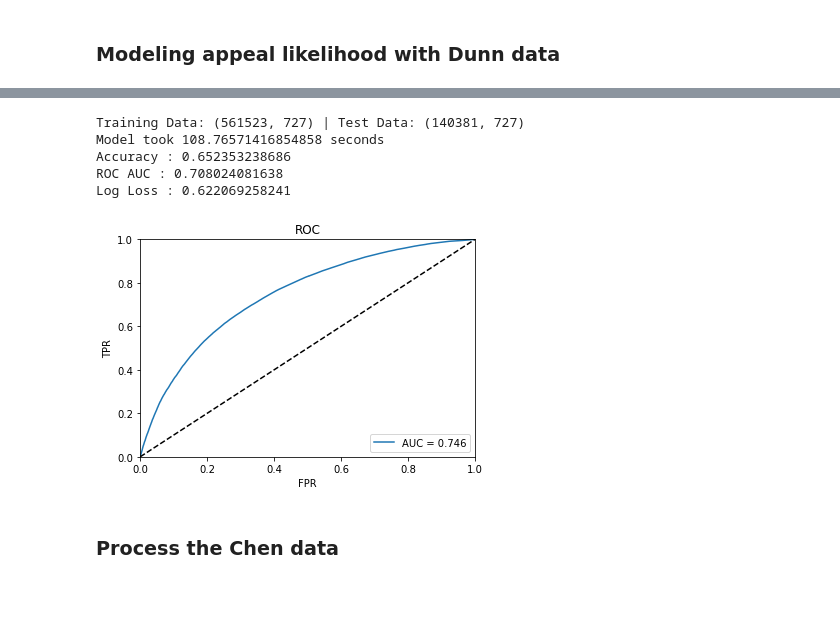
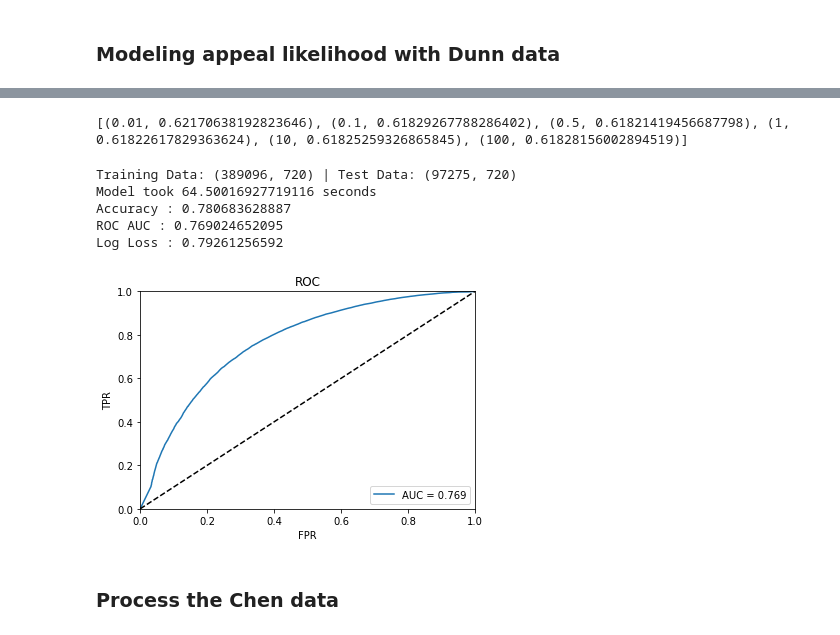
Before and after one commit to colinandrus/ml_course_project, a Jupyter notebook: notebooks/predict_appeal.ipynb, the cells around one changed output, grey strips where cells are left out. Drawn from its saved outputs; the diff is of its cells as text; code cells hidden in the pictures; blank space fills up the shorter version.

Commit message:
Adding more appeal predict filters

```diff
--- a/notebooks/predict_appeal.ipynb
+++ b/notebooks/predict_appeal.ipynb
@@ -167,3 +184,7 @@ dunn_with_appeals[['has_appealed', 'application_dec_string', 'strAppealTypeDesc'
 |  | Circuit Court Remand | 12 |
 |  | Interlocutory Appeal | 3 |
 |  | MTR BIA | 53 |
+# %%
+dunn_with_appeals.drop(dunn_with_appeals[dunn_with_appeals.application_dec_string != 'DENY'].index, inplace=True)
+print(dunn_with_appeals.info())
+dunn_with_appeals.head(5)
@@ -260,0 +318,24 @@ Log Loss : 0.618226178294
+# %%
+# Logistic Regression with nationality, judge, state, and year
+# Searching over the regularization param
+CAT_FEATURES = ['nat', 'ij_code', 'base_city_state', 'adj_year']
+NUM_FEATURES = ['affirmative']
+IMPUTE_METHODS = {'nat': 'none', 'ij_code': 'none', 'base_city_state': 'none',
+                  'adj_year': 'none', 'affirmative': 'mean'}
+
+MODELS = [(LogisticRegression(C=.05)), (LogisticRegression(C=.1)), (LogisticRegression(C=.2)),
+          (LogisticRegression(C=.5)), (LogisticRegression(C=.75)), (LogisticRegression(C=1))]
+
+log_losses = []
+for MODEL in MODELS:
+    start_time = time.time()
+    print(MODEL.C)
+    X_train, X_test, y_train, y_test = dp.get_model_data(dunn_with_appeals,
+                                                      label='has_appealed', cat_features = CAT_FEATURES,
+                                                      num_features = NUM_FEATURES, impute_methods = IMPUTE_METHODS)
+    metrics = dp.train_model(MODEL, X_train, y_train, X_test, y_test, plot_auc=True)
+    print("Model took {} seconds".format((time.time() - start_time)))
+    for metric, val in metrics.items():
+        print(metric + " : " + str(val))
+        if metric == "Log Loss":
+            log_losses.append((MODEL.C, val))
@@ -261,26 +361,30 @@ Log Loss : 0.618226178294
+# %%
+print(log_losses)
+# %% [output]
+[(0.01, 0.62170638192823646), (0.1, 0.61829267788286402), (0.5, 0.61821419456687798), (1, 0.61822617829363624), (10, 0.61825259326865845), (100, 0.61828156002894519)]
 # %%
 # nationality, judge, state, and year
 start_time = time.time()
 CAT_FEATURES = ['nat', 'ij_code', 'base_city_state', 'adj_year']
-NUM_FEATURES = []
+NUM_FEATURES = ['affirmative']
 IMPUTE_METHODS = {'nat': 'none', 'ij_code': 'none', 'base_city_state': 'none',
-                  'adj_year': 'none'}
+                  'adj_year': 'none', 'affirmative': 'mean'}
 MODEL = (RandomForestClassifier(n_estimators=10))
 
 X_train, X_test, y_train, y_test = dp.get_model_data(dunn_with_appeals,
                                                   label='has_appealed', cat_features = CAT_FEATURES,
                                                   num_features = NUM_FEATURES, impute_methods = IMPUTE_METHODS)
-dp.train_model(MODEL, X_train, y_train, X_test, y_test, plot_auc=True)
+metrics = dp.train_model(MODEL, X_train, y_train, X_test, y_test, plot_auc=True)
 print("Model took {} seconds".format((time.time() - start_time)))
 for metric, val in metrics.items():
     print(metric + " : " + str(val))
 # %% [output]
-Training Data: (561523, 727) | Test Data: (140381, 727)
-Model took 108.76571416854858 seconds
-Accuracy : 0.652353238686
-ROC AUC : 0.708024081638
-Log Loss : 0.622069258241
+Training Data: (389096, 720) | Test Data: (97275, 720)
+Model took 64.50016927719116 seconds
+Accuracy : 0.780683628887
+ROC AUC : 0.769024652095
+Log Loss : 0.79261256592
-[figure, old version]
+[figure, new version]
 # %% [markdown]
 ### Process the Chen data
 # %%
```
Also changed, not shown: parts of 8 cells of this notebook.
